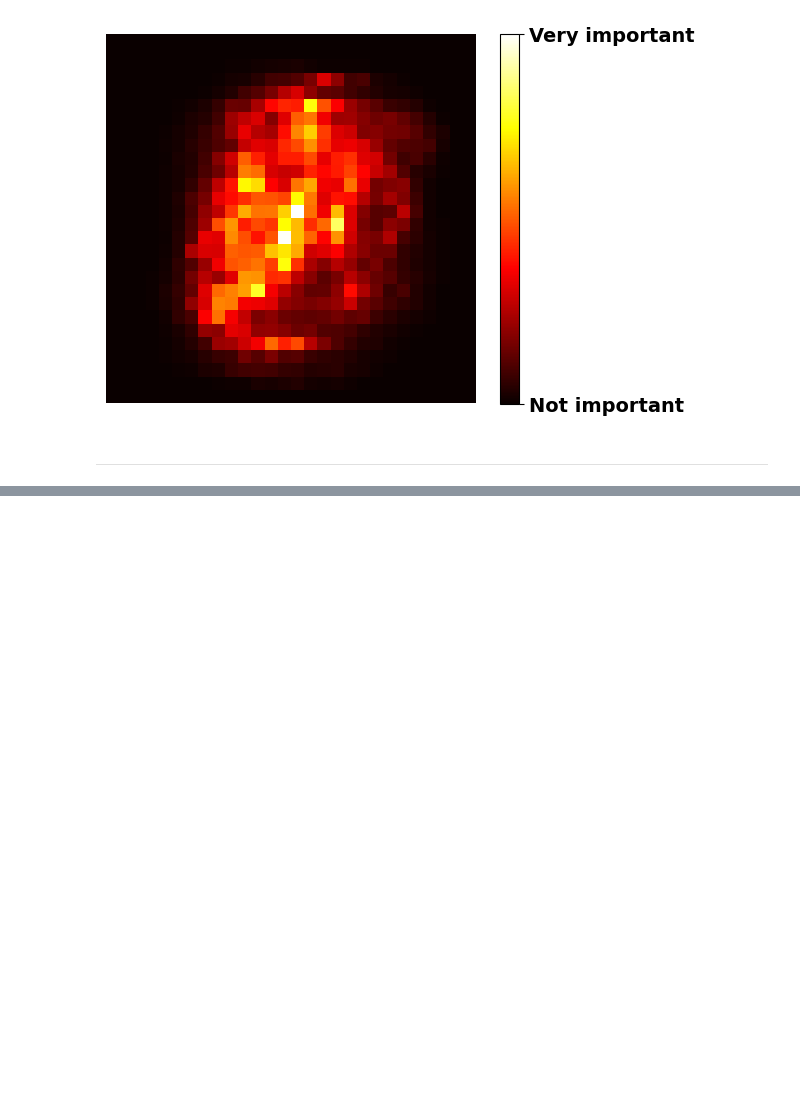
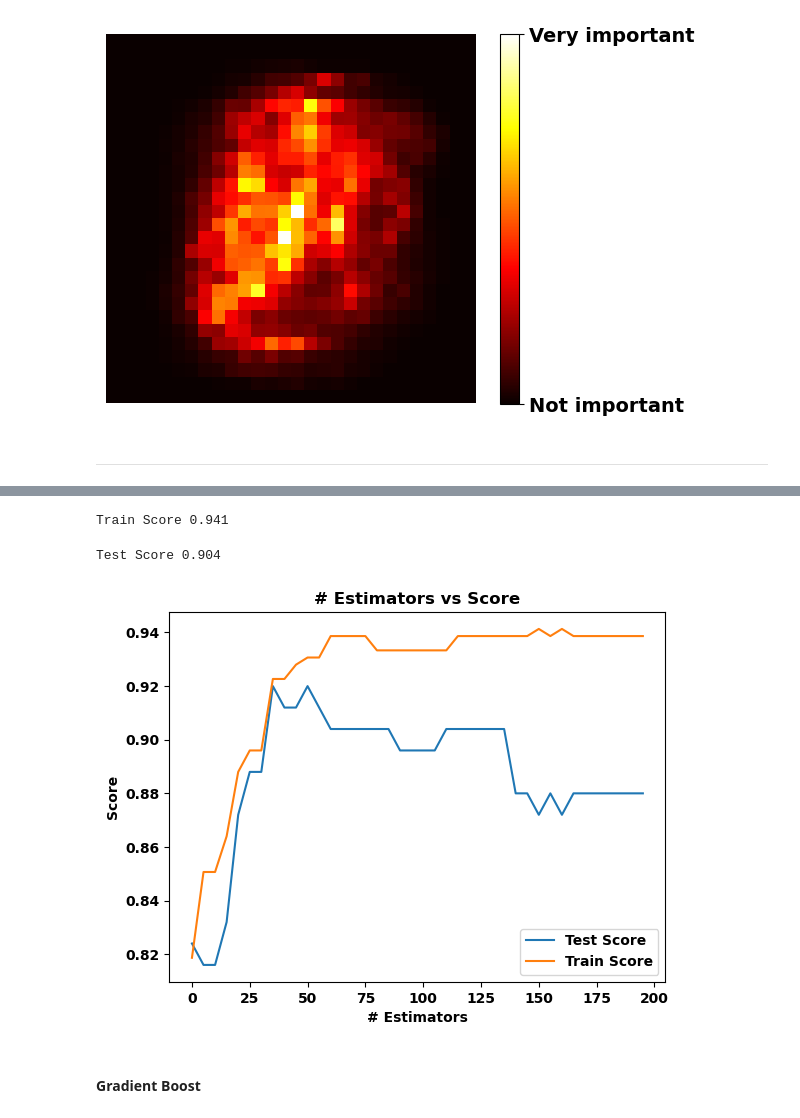
Before and after one commit to sayedgamal99/Data-Science, a Jupyter notebook: Educational/Hands-On-Machine-Learning/CH7 Ensemble Learning and Random Forests/notebook.ipynb, the cells around one changed output, grey strips where cells are left out. Cells and saved outputs as stored; diff of their text form; code cells hidden in the pictures; blank space fills up the shorter version.

```diff
--- a/Educational/Hands-On-Machine-Learning/CH7 Ensemble Learning and Random Forests/notebook.ipynb
+++ b/Educational/Hands-On-Machine-Learning/CH7 Ensemble Learning and Random Forests/notebook.ipynb
@@ -284,0 +291,38 @@ plt.show()
+# %%
+from sklearn.ensemble import AdaBoostClassifier
+
+ada_clf = AdaBoostClassifier(estimator=DecisionTreeClassifier(max_depth=1), n_estimators=30,
+                             learning_rate=.5, random_state=42)
+ada_clf.fit(X_train, y_train)
+
+
+print('Train Score', round(ada_clf.score(X_train, y_train), 3))
+# %% [output]
+Train Score 0.941
+# %%
+print('Test Score', ada_clf.score(X_test, y_test))
+# %% [output]
+Test Score 0.904
+# %%
+n = 200
+n_estimators = range(0, n, 5)
+trscores, tsscores = [], []
+for n_est in range(0, n, 5):
+    ada_clf = AdaBoostClassifier(estimator=DecisionTreeClassifier(max_depth=1), n_estimators=n_est+1,
+                                 learning_rate=.1, random_state=42)
+    ada_clf.fit(X_train, y_train)
+    tsscores.append(ada_clf.score(X_test, y_test))
+    trscores.append(ada_clf.score(X_train, y_train))
+# %%
+import seaborn as sns
+
+sns.lineplot(x=n_estimators, y=tsscores, label='Test Score')
+sns.lineplot(x=n_estimators, y=trscores, label='Train Score')
+plt.xlabel('# Estimators')
+plt.ylabel('Score')
+plt.title('# Estimators vs Score')
+plt.show()
+# %% [output]
+[figure, added]
+# %% [markdown]
+#### Gradient Boost
```
Also changed, not shown: parts of 24 cells of this notebook, 1 other file.
